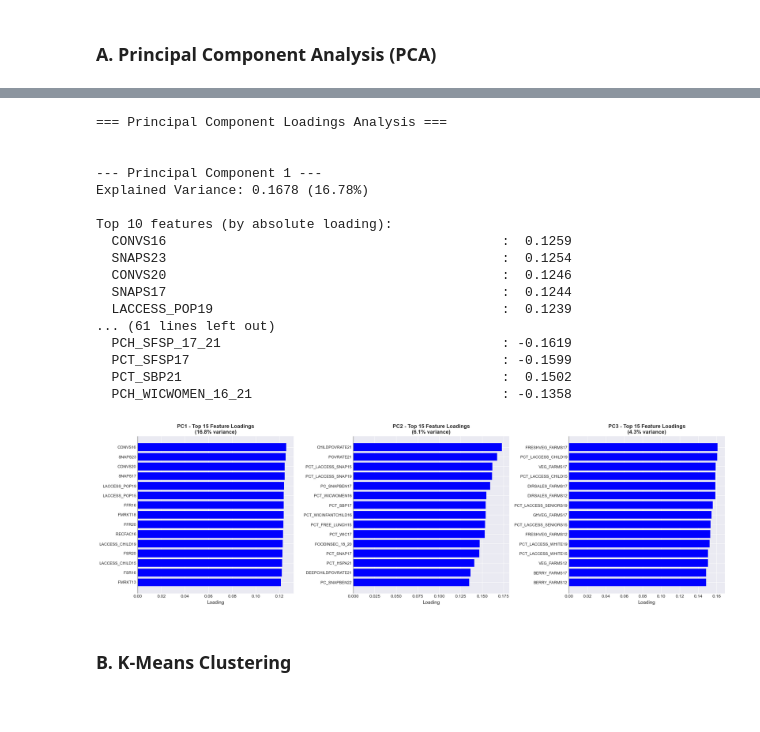
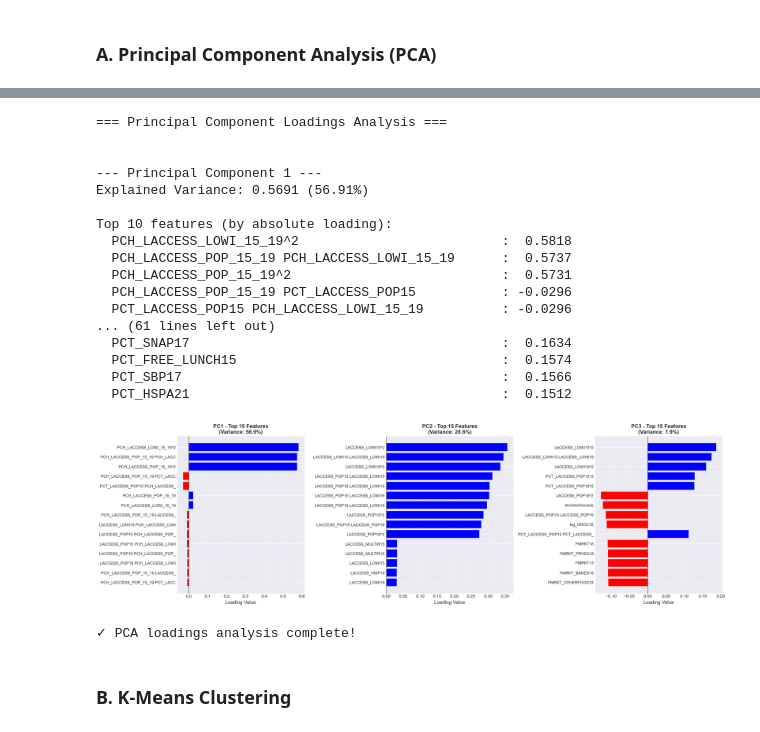
Before and after one commit to MushfiqShovon/FoodEnvironmentAnalysis_US, a Jupyter notebook: Project Code.ipynb, the cells around one changed output, grey strips where cells are left out. Saved outputs shown, nothing was run; the diff lists cells and outputs as text; code cells hidden in the pictures.

```diff
--- a/Project Code.ipynb
+++ b/Project Code.ipynb
@@ -2188,8 +2240,8 @@ PCA scores calculated for 2514 counties
 # Analyze top principal components and their loadings
 print("\n=== Principal Component Loadings Analysis ===\n")
 
-# Get feature names
-feature_names = X_train_scaled.columns
+# Get feature names from the enhanced dataset
+feature_names = X_train_enhanced.columns
 
 # Analyze first 5 principal components
 n_top_features = 10
@@ -2209,48 +2261,52 @@ for i in range(min(5, n_comp_90)):
     for idx, row in loading_df.head(n_top_features).iterrows():
         print(f"  {row['Feature'][:50]:50s}: {row['Loading']:7.4f}")
 
 # Visualize loadings for first 3 components
 fig, axes = plt.subplots(1, 3, figsize=(20, 6))
 
 for i in range(min(3, n_comp_90)):
     loadings = pca.components_[i]
     loading_df = pd.DataFrame({
         'Feature': feature_names,
         'Loading': loadings,
         'Abs_Loading': np.abs(loadings)
     }).sort_values('Abs_Loading', ascending=False).head(15)
 
     colors = ['red' if x < 0 else 'blue' for x in loading_df['Loading']]
     axes[i].barh(range(len(loading_df)), loading_df['Loading'], color=colors)
     axes[i].set_yticks(range(len(loading_df)))
     axes[i].set_yticklabels([f[:30] for f in loading_df['Feature']], fontsize=9)
-    axes[i].set_xlabel('Loading', fontsize=11)
-    axes[i].set_title(f'PC{i+1} - Top 15 Feature Loadings\n({pca.explained_variance_ratio_[i]*100:.1f}% variance)',
-                     fontsize=12, fontweight='bold')
-    axes[i].axvline(x=0, color='black', linestyle='-', linewidth=0.5)
+    axes[i].set_xlabel('Loading Value', fontsize=11)
+    axes[i].set_title(f'PC{i+1} - Top 15 Features\n(Variance: {pca.explained_variance_ratio_[i]:.1%})',
+                      fontsize=12, fontweight='bold')
+    axes[i].axvline(x=0, color='black', linestyle='--', linewidth=1)
     axes[i].invert_yaxis()
+    axes[i].grid(True, alpha=0.3, axis='x')
 
 plt.tight_layout()
 plt.show()
+
+print("\n✓ PCA loadings analysis complete!")
 # %% [output]
 === Principal Component Loadings Analysis ===
 
 
 --- Principal Component 1 ---
-Explained Variance: 0.1678 (16.78%)
+Explained Variance: 0.5691 (56.91%)
 
 Top 10 features (by absolute loading):
-  CONVS16                                           :  0.1259
-  SNAPS23                                           :  0.1254
-  CONVS20                                           :  0.1246
-  SNAPS17                                           :  0.1244
-  LACCESS_POP19                                     :  0.1239
+  PCH_LACCESS_LOWI_15_19^2                          :  0.5818
+  PCH_LACCESS_POP_15_19 PCH_LACCESS_LOWI_15_19      :  0.5737
+  PCH_LACCESS_POP_15_19^2                           :  0.5731
+  PCH_LACCESS_POP_15_19 PCT_LACCESS_POP15           : -0.0296
+  PCT_LACCESS_POP15 PCH_LACCESS_LOWI_15_19          : -0.0296
 ... (61 lines left out)
-  PCH_SFSP_17_21                                    : -0.1619
-  PCT_SFSP17                                        : -0.1599
-  PCT_SBP21                                         :  0.1502
-  PCH_WICWOMEN_16_21                                : -0.1358
+  PCT_SNAP17                                        :  0.1634
+  PCT_FREE_LUNCH15                                  :  0.1574
+  PCT_SBP17                                         :  0.1566
+  PCT_HSPA21                                        :  0.1512
-[figure, old version]
+[figure, new version]
+✓ PCA loadings analysis complete!
 # %% [markdown]
 ### B. K-Means Clustering
 # %%
```
Also changed, not shown: parts of 17 cells of this notebook.
